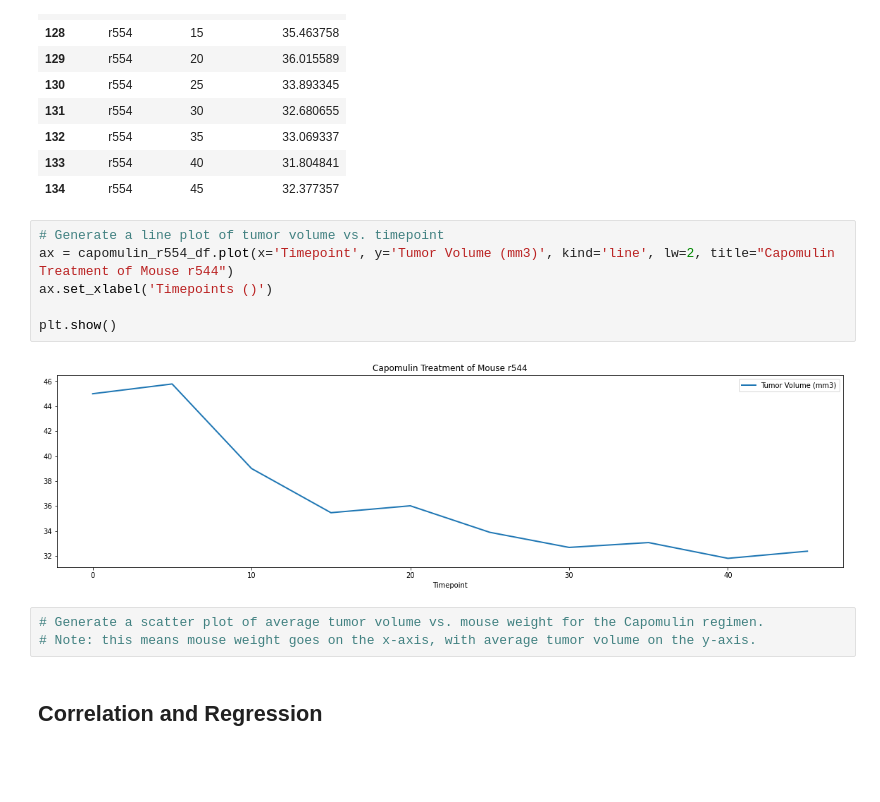
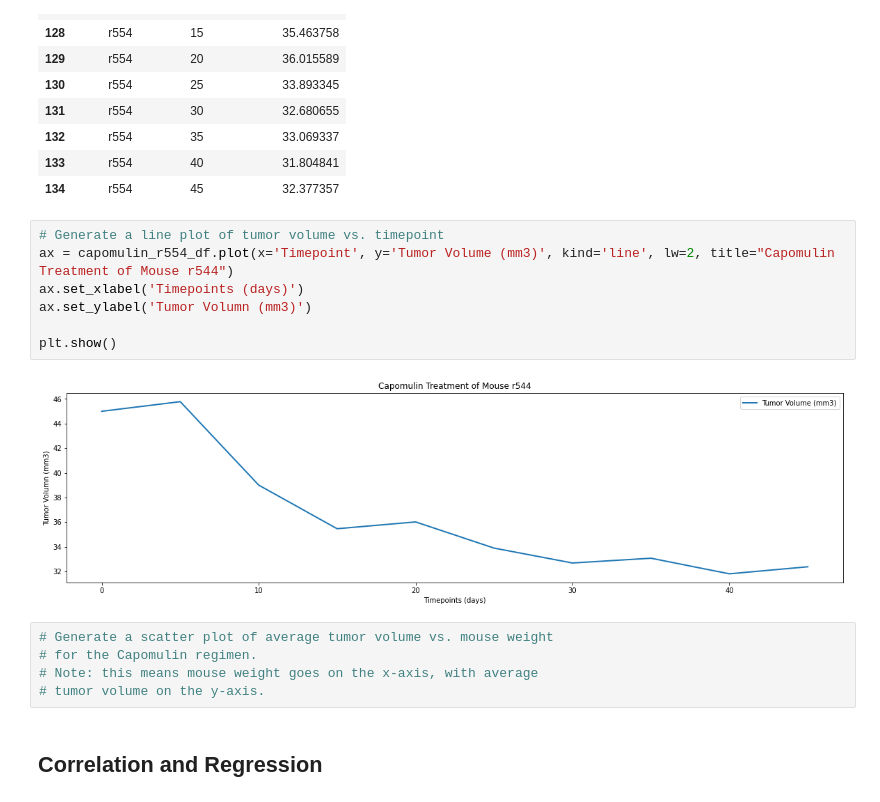
Before and after one commit to ande3674/matplotlib-challenge, a Jupyter notebook: pymaceuticals_starter.ipynb, the cells around one changed output. Drawn from its saved outputs; the diff is of its cells as text; blank space fills up the shorter version.

```diff
--- a/pymaceuticals_starter.ipynb
+++ b/pymaceuticals_starter.ipynb
@@ -404,14 +404,17 @@ display(capomulin_r554_df)
 # %%
 # Generate a line plot of tumor volume vs. timepoint
 ax = capomulin_r554_df.plot(x='Timepoint', y='Tumor Volume (mm3)', kind='line', lw=2, title="Capomulin Treatment of Mouse r544")
-ax.set_xlabel('Timepoints ()')
+ax.set_xlabel('Timepoints (days)')
+ax.set_ylabel('Tumor Volumn (mm3)')
 
 plt.show()
 # %% [output]
-[figure, old version]
+[figure, new version]
 # %%
-# Generate a scatter plot of average tumor volume vs. mouse weight for the Capomulin regimen.
-# Note: this means mouse weight goes on the x-axis, with average tumor volume on the y-axis.
+# Generate a scatter plot of average tumor volume vs. mouse weight
+# for the Capomulin regimen.
+# Note: this means mouse weight goes on the x-axis, with average
+# tumor volume on the y-axis.
 # %% [markdown]
 ## Correlation and Regression
 # %%
```
